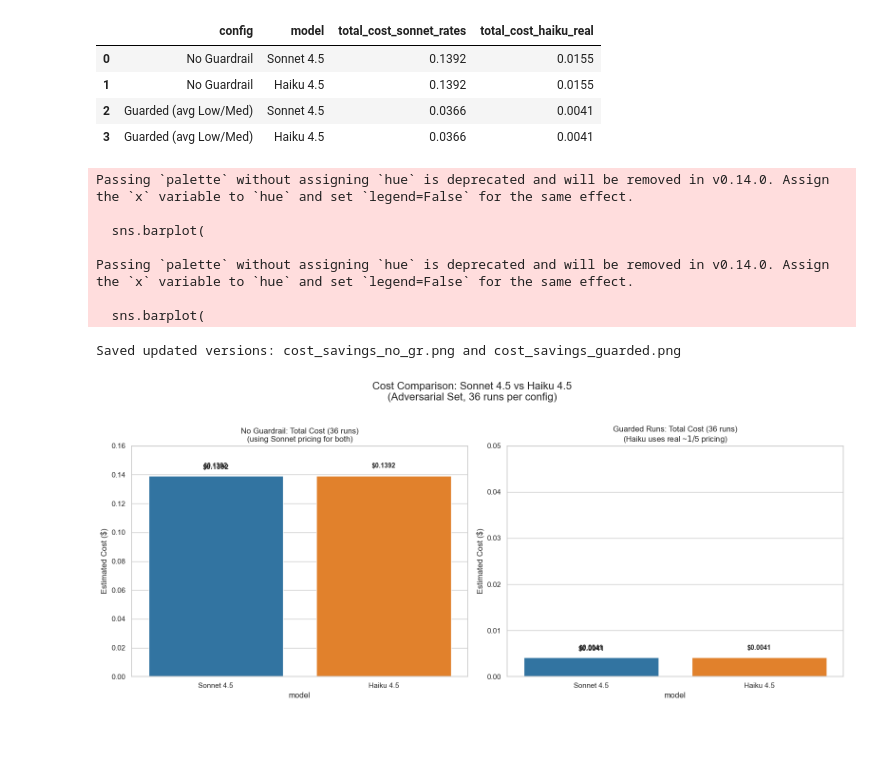
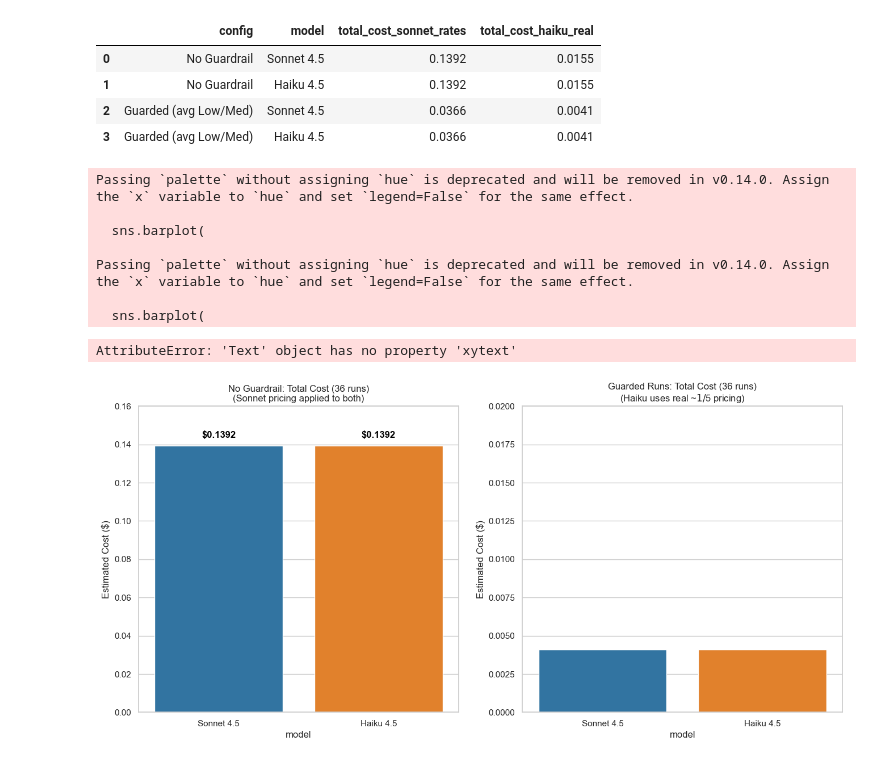
Before and after one commit to David-Macon-code/ai-reliability-lab, a Jupyter notebook: Sonnet_vs_Haiku_Guardrail_Comparison.ipynb, the cells around one changed output. Drawn from its saved outputs; the diff is of its cells as text; code cells hidden in the pictures; blank space fills up the shorter version.

```diff
--- a/Sonnet_vs_Haiku_Guardrail_Comparison.ipynb
+++ b/Sonnet_vs_Haiku_Guardrail_Comparison.ipynb
@@ -112,15 +112,9 @@ display(df_cost)
 | 2 | Guarded (avg Low/Med) | Sonnet 4.5 | 0.0366 | 0.0041 |
 | 3 | Guarded (avg Low/Med) | Haiku 4.5 | 0.0366 | 0.0041 |
 # %%
-import matplotlib.pyplot as plt
-import seaborn as sns
-
-# Your df_cost from earlier (ensure it's created)
-# If not, paste the fixed data cell first
-
 fig, ax = plt.subplots(1, 2, figsize=(16, 7), sharey=False)
 
-# Left: No Guardrail (using Sonnet pricing for fair "what if" comparison)
+# Left: No Guardrail (tall bars, normal labels)
 sns.barplot(
     data=df_cost[df_cost['config'] == 'No Guardrail'],
     x='model',
@@ -128,47 +122,67 @@ sns.barplot(
     ax=ax[0],
     palette=['#1f77b4', '#ff7f0e']
 )
-ax[0].set_title('No Guardrail: Total Cost (36 runs)\n(using Sonnet pricing for both)')
+ax[0].set_title('No Guardrail: Total Cost (36 runs)\n(Sonnet pricing applied to both)')
 ax[0].set_ylabel('Estimated Cost ($)')
 ax[0].set_ylim(0, 0.16)
-ax[0].bar_label(ax[0].containers[0], fmt='$%.4f', padding=8, fontsize=11, fontweight='bold')
 
-# Right: Guarded runs (Haiku uses real lower pricing)
+# Bold labels on left
+for container in ax[0].containers:
+    ax[0].bar_label(
+        container,
+        fmt='$%.4f',
+        padding=8,
+        fontsize=12,
+        fontweight='bold',
+        color='black'
+    )
+
+# Right: Guarded (tiny bars → lots of headroom + custom placement)
 sns.barplot(
     data=df_cost[df_cost['config'] == 'Guarded (avg Low/Med)'],
     x='model',
     y='total_cost_haiku_real',
     ax=ax[1],
     palette=['#1f77b4', '#ff7f0e']
 )
 ax[1].set_title('Guarded Runs: Total Cost (36 runs)\n(Haiku uses real ~$1/$5 pricing)')
 ax[1].set_ylabel('Estimated Cost ($)')
-ax[1].set_ylim(0, 0.05)
-ax[1].bar_label(ax[1].containers[0], fmt='$%.4f', padding=8, fontsize=11, fontweight='bold')
+ax[1].set_ylim(0, 0.02)  # ← extra space for tiny bars
 
-# Optional: add value text above if labels overlap
-for a in ax:
-    for p in a.patches:
-        height = p.get_height()
-        if height > 0:  # only label non-zero
-            a.annotate(f'${height:.4f}',
-                       (p.get_x() + p.get_width() / 2., height),
-                       ha='center', va='bottom', xytext=(0, 10),
-                       textcoords='offset points', fontsize=10, fontweight='bold')
+# Manual labels for right plot – higher offset, smaller font
+for container in ax[1].containers:
+    for rect in container:
+        height = rect.get_height()
+        label = f'${height:.4f}' if height > 0 else '$0.0000'
+        ax[1].text(
+            rect.get_x() + rect.get_width() / 2.,
+            height,
+            label,
+            ha='center',
+            va='bottom',
+            xytext=(0, 15),          # higher vertical offset
+            textcoords='offset points',
+            fontsize=10,
+            fontweight='bold',
+            color='black'
+        )
+
+# Optional: thin horizontal line at zero for visibility
+ax[1].axhline(0, color='gray', linestyle='--', linewidth=0.5)
 
 plt.suptitle("Cost Comparison: Sonnet 4.5 vs Haiku 4.5\n(Adversarial Set, 36 runs per config)", fontsize=16)
 plt.tight_layout(rect=[0, 0, 1, 0.96])
 plt.savefig('cost_savings_no_gr.png', dpi=200, bbox_inches='tight')
 plt.savefig('cost_savings_guarded.png', dpi=200, bbox_inches='tight')
-print("Saved updated versions: cost_savings_no_gr.png and cost_savings_guarded.png")
+print("Saved final versions with clear, non-overwritten labels")
 plt.show()
 # %% [output]
 Passing `palette` without assigning `hue` is deprecated and will be removed in v0.14.0. Assign the `x` variable to `hue` and set `legend=False` for the same effect.
 
   sns.barplot(
 
 Passing `palette` without assigning `hue` is deprecated and will be removed in v0.14.0. Assign the `x` variable to `hue` and set `legend=False` for the same effect.
 
   sns.barplot(
-Saved updated versions: cost_savings_no_gr.png and cost_savings_guarded.png
+AttributeError: 'Text' object has no property 'xytext'
-[figure, old version]
+[figure, new version]
```
Also changed, not shown: 2 other files.
